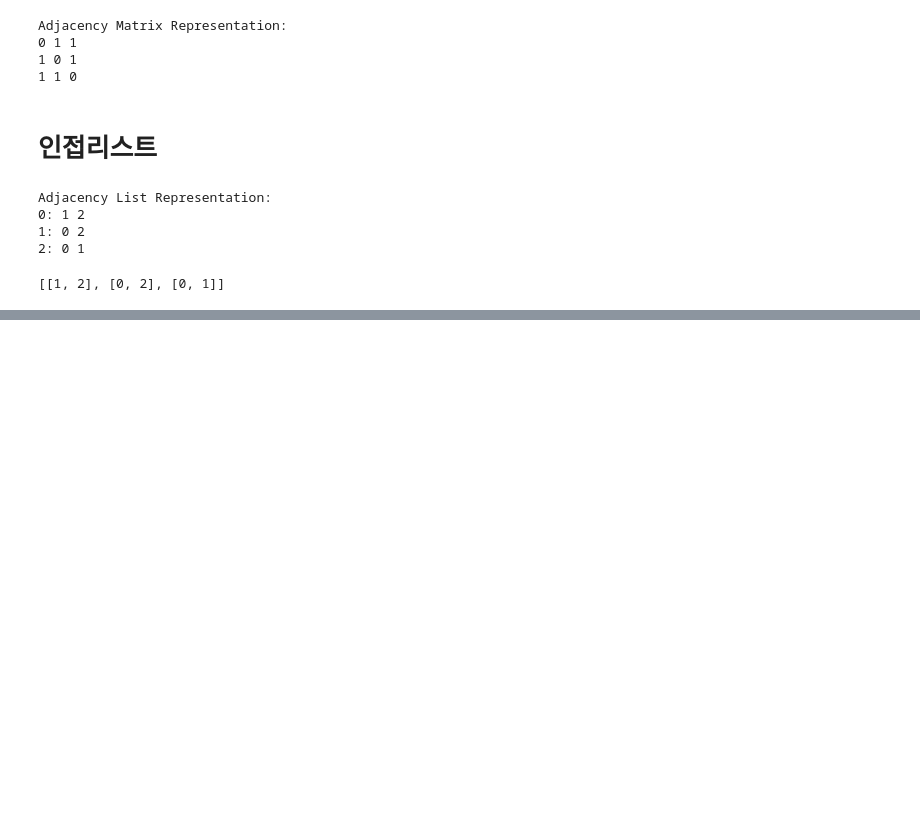
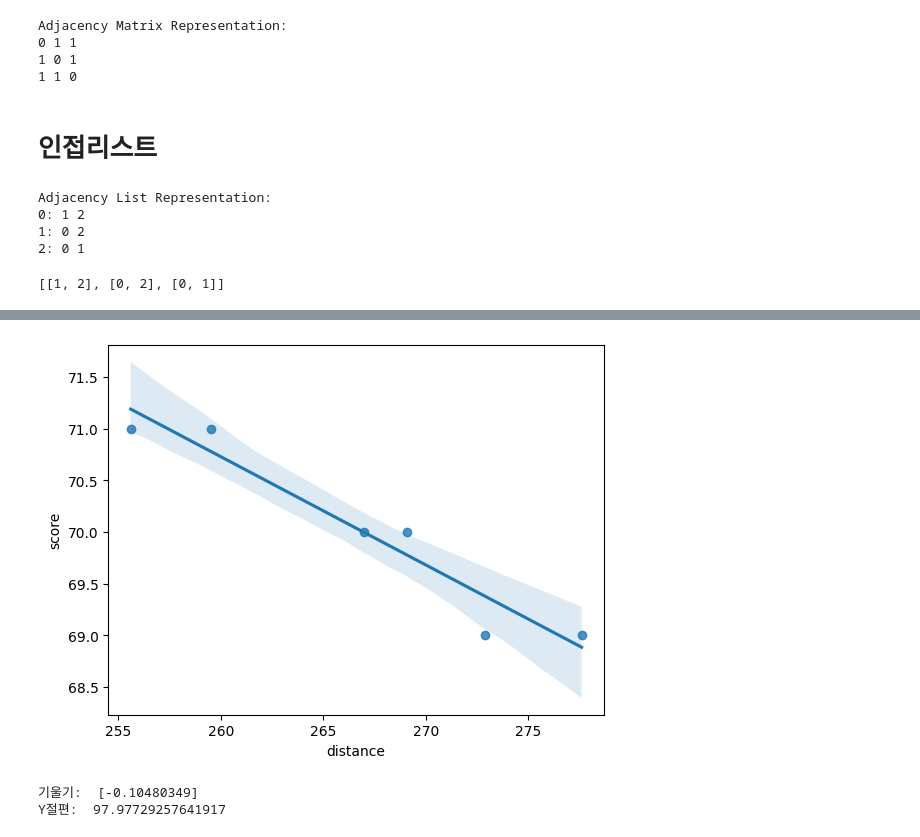
Before and after one commit to denverkim/ALGORITHM, a Jupyter notebook: LAB9.ipynb, the cells around one changed output, grey strips where cells are left out. Cells and saved outputs as stored; diff of their text form; code cells hidden in the pictures; blank space fills up the shorter version.

```diff
--- a/LAB9.ipynb
+++ b/LAB9.ipynb
@@ -79,0 +112,16 @@ adj
+# %%
+sns.regplot(x='distance', y='score', data=golf)
+plt.show()
+# %% [output]
+[figure, added]
+# %%
+# 회귀분석
+from sklearn.linear_model import LinearRegression
+
+model = LinearRegression()
+model.fit(golf[['distance']], golf['score'])
+print('기울기: ', model.coef_)
+print('Y절편: ', model.intercept_)
+# %% [output]
+기울기:  [-0.10480349]
+Y절편:  97.97729257641917
```
Also changed, not shown: parts of 5 cells of this notebook.
